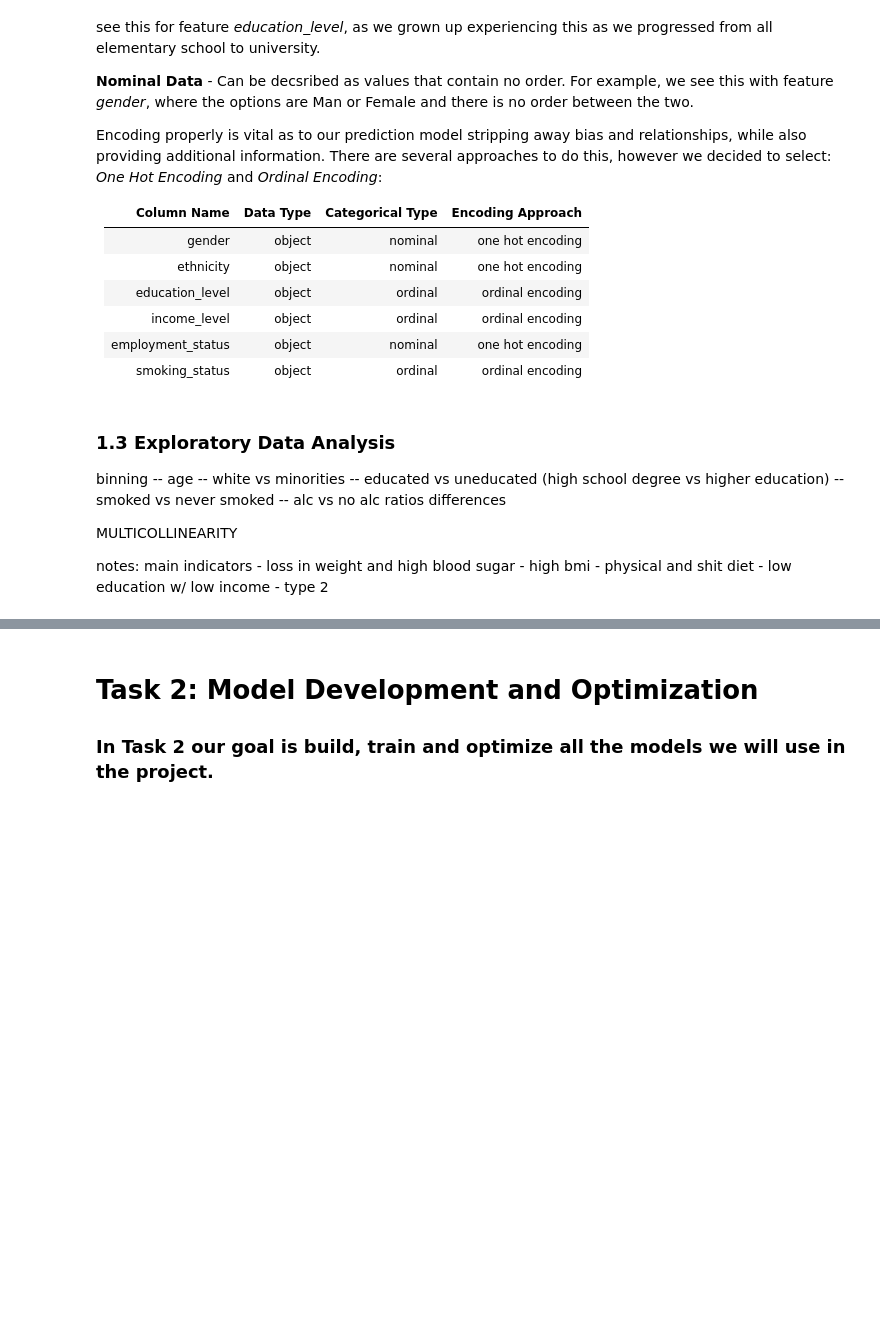
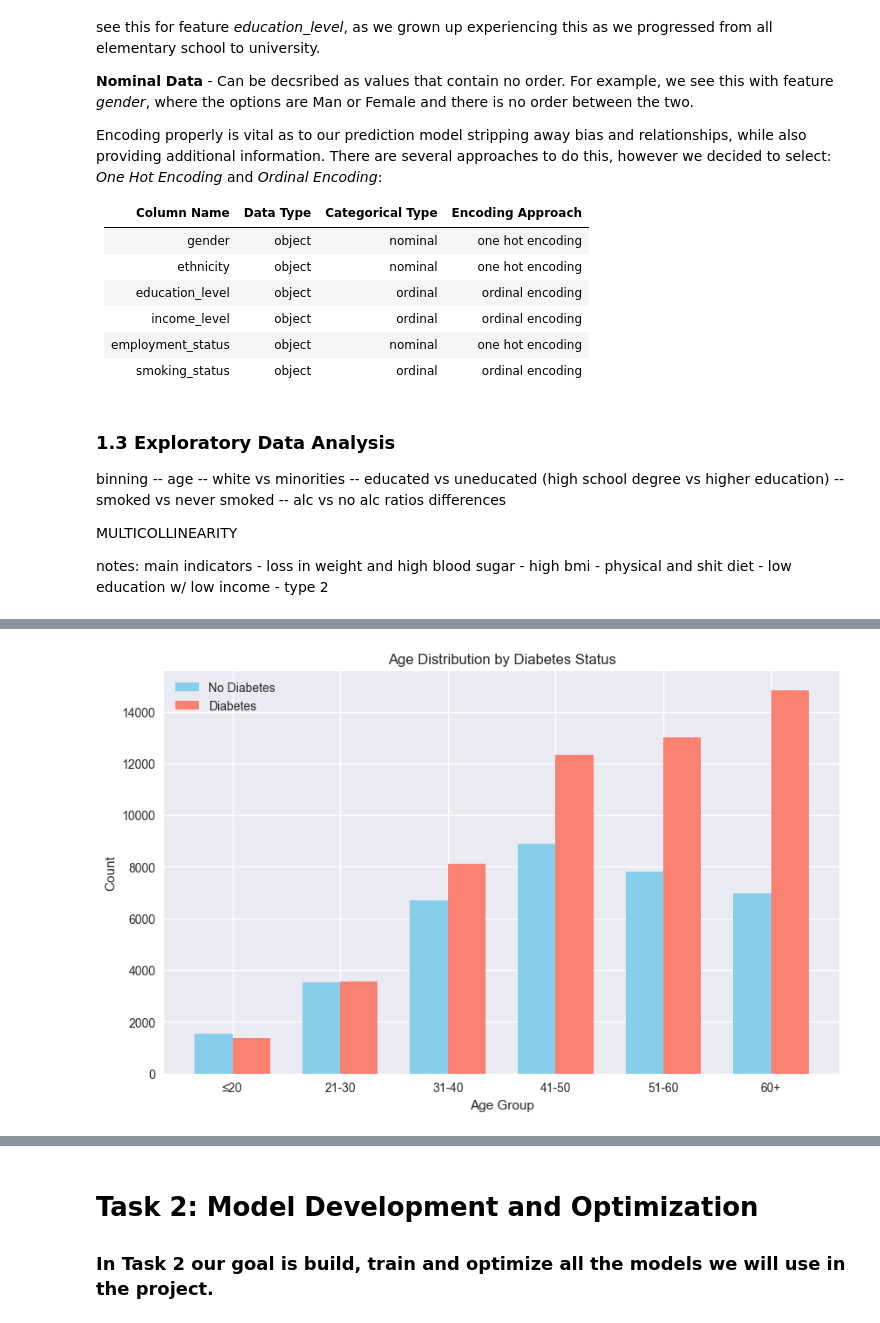
Before and after one commit to mt-xt/pdr-ai, a Jupyter notebook: notebooks/01_preprocessing_eda.ipynb, the cells around one changed output, grey strips where cells are left out. Drawn from its saved outputs; the diff is of its cells as text; code cells hidden in the pictures; blank space fills up the shorter version.

Commit message:
add plots

```diff
--- a/notebooks/01_preprocessing_eda.ipynb
+++ b/notebooks/01_preprocessing_eda.ipynb
@@ -294,0 +222,85 @@ KeyError: 'diabetes_diagnosis'
+# %%
+# Simple EDA Plots
+
+# Age Distribution by Diabetes Status
+plt.figure(figsize=(10, 6))
+x = np.arange(len(age_labels))
+width = 0.35
+plt.bar(x - width/2, age_no_diabetes, width, label='No Diabetes', color='skyblue')
+plt.bar(x + width/2, age_diabetes, width, label='Diabetes', color='salmon')
+plt.xlabel('Age Group')
+plt.ylabel('Count')
+plt.title('Age Distribution by Diabetes Status')
+plt.xticks(x, age_labels)
+plt.legend()
+plt.show()
+
+# Histograms for Key Features
+key_features = ['bmi', 'glucose_fasting', 'hba1c']
+for feature in key_features:
+    plt.figure(figsize=(8, 5))
+    sns.histplot(data=df_feature, x=feature, hue='diagnosed_diabetes', kde=True, palette='husl')
+    plt.title(f'Distribution of {feature.replace("_", " ").title()} by Diabetes Status')
+    plt.xlabel(feature.replace("_", " ").title())
+    plt.ylabel('Count')
+    plt.show()
+
+# Correlation Heatmap for Top Correlated Features
+top_corr_features = ['hba1c', 'glucose_fasting', 'bmi', 'age', 'diabetes_risk_score', 'triglycerides', 'physical_activity_minutes_per_week', 'diagnosed_diabetes']
+corr_matrix = df_feature[top_corr_features].corr()
+plt.figure(figsize=(10, 8))
+sns.heatmap(corr_matrix, annot=True, cmap='coolwarm', fmt='.2f')
+plt.title('Correlation Heatmap of Key Features')
+plt.show()# Correlation between features and diabetes_diagnosis
+strong_corr = {} # save positive values here
+inv_strong_corr = {} # save negative values here
+# We can setup more bins in the feature for future datasets
+
+features = df_feature.columns.difference(['diagnosed_diabetes']) # features to compare to
+for col in features:
+    corr_val = df_feature[col].corr(df_feature['diagnosed_diabetes'])
+    if  corr_val > 0.3: # parse for moderate / strong correlation
+        strong_corr[col] = corr_val
+        print(f"{col}: {corr_val}")
+
+    elif corr_val < -0.3: # inverse
+        strong_corr[col] = corr_val
+        print(f"{col}: {corr_val}")
+
+# print(df_feature['physical_activity_minutes_per_week'].corr(df_feature['diagnosed_diabetes'])) # just checking this specific feature
+
+
+# AGE DISTRIBUTION BY DIABETES STATUS
+# Create age bins and labels
+age_bins = [0, 20, 30, 40, 50, 60, 100]
+age_labels = ['≤20', '21-30', '31-40', '41-50', '51-60', '60+']
+
+# Initialize counters
+age_no_diabetes = [0, 0, 0, 0, 0, 0]
+age_diabetes = [0, 0, 0, 0, 0, 0]
+
+# Count by age group and diabetes status
+for index, row in df_feature.iterrows():
+    age = row['age']
+    diabetes_diagnosis = row['diagnosed_diabetes']
+
+    # Bin age
+    if age <= 20:
+        age_group = 0
+    elif age <= 30:
+        age_group = 1
+    elif age <= 40:
+        age_group = 2
+    elif age <= 50:
+        age_group = 3
+    elif age <= 60:
+        age_group = 4
+    else:
+        age_group = 5
+
+    if diabetes_diagnosis == 1:
+        age_diabetes[age_group] += 1
+    else:
+        age_no_diabetes[age_group] += 1
+# %% [output]
+[figure, added]
```
Also changed, not shown: parts of 3 cells of this notebook.
